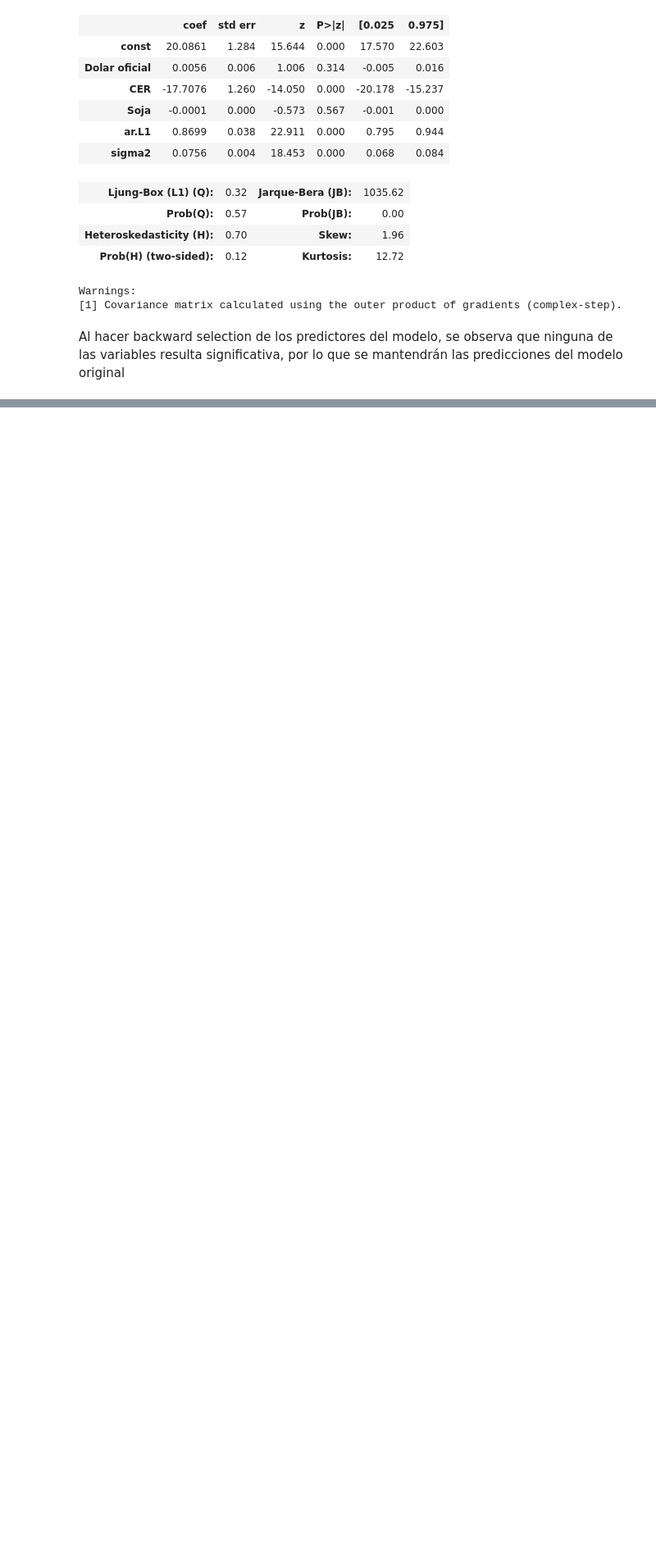
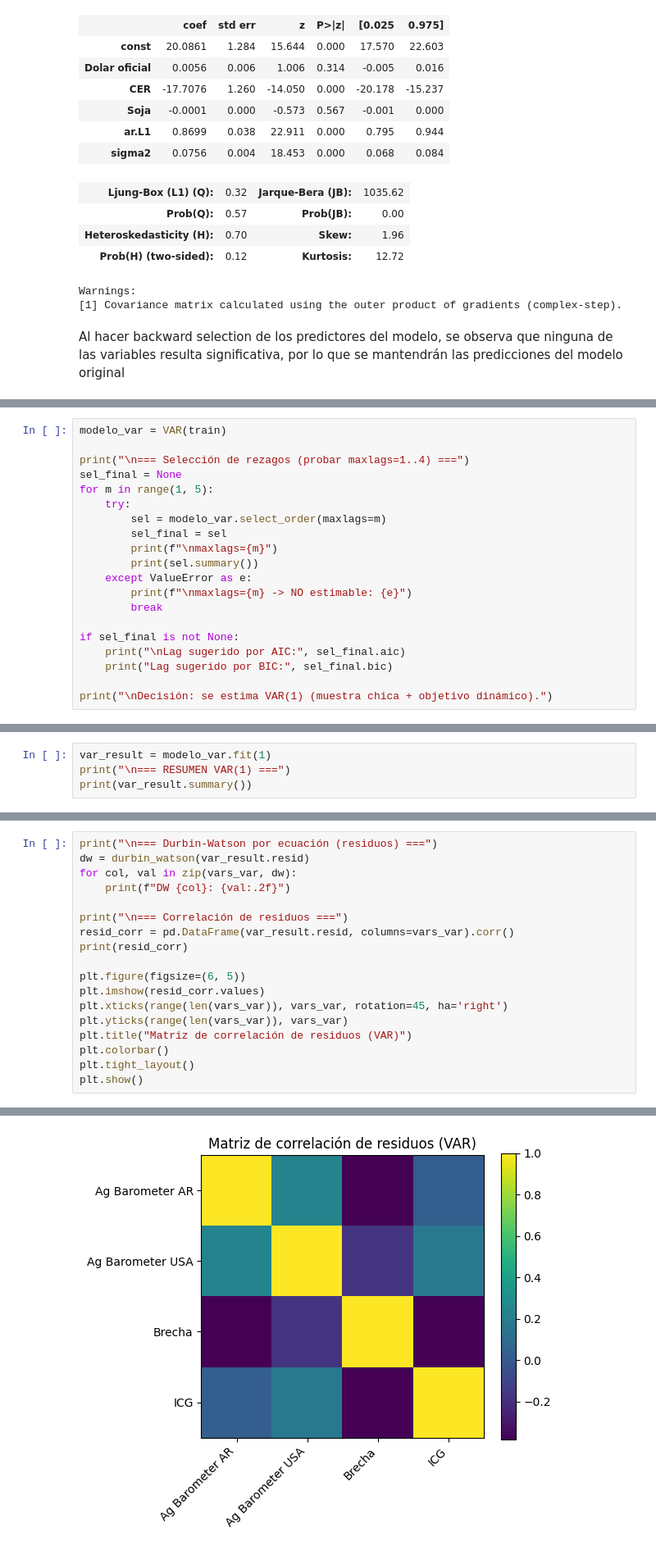
Before and after one commit to josekeh/series_de_tiempo, a Jupyter notebook: src/tp1.ipynb, the cells around one changed output, grey strips where cells are left out. Shown at 82% size. Cells and saved outputs as stored; diff of their text form; blank space fills up the shorter version.

```diff
--- a/src/tp1.ipynb
+++ b/src/tp1.ipynb
@@ -1594,0 +1699,20 @@ Al hacer backward selection de los predictores del modelo, se observa que ningun
+# %%
+modelo_var = VAR(train)
+
+print("\n=== Selección de rezagos (probar maxlags=1..4) ===")
+sel_final = None
+for m in range(1, 5):
+    try:
+        sel = modelo_var.select_order(maxlags=m)
+        sel_final = sel
+        print(f"\nmaxlags={m}")
+        print(sel.summary())
+    except ValueError as e:
+        print(f"\nmaxlags={m} -> NO estimable: {e}")
+        break
+
+if sel_final is not None:
+    print("\nLag sugerido por AIC:", sel_final.aic)
+    print("Lag sugerido por BIC:", sel_final.bic)
+
+print("\nDecisión: se estima VAR(1) (muestra chica + objetivo dinámico).")
@@ -1594,0 +1742,4 @@ Al hacer backward selection de los predictores del modelo, se observa que ningun
+# %%
+var_result = modelo_var.fit(1)
+print("\n=== RESUMEN VAR(1) ===")
+print(var_result.summary())
@@ -1594,0 +1788,19 @@ Al hacer backward selection de los predictores del modelo, se observa que ningun
+# %%
+print("\n=== Durbin-Watson por ecuación (residuos) ===")
+dw = durbin_watson(var_result.resid)
+for col, val in zip(vars_var, dw):
+    print(f"DW {col}: {val:.2f}")
+
+print("\n=== Correlación de residuos ===")
+resid_corr = pd.DataFrame(var_result.resid, columns=vars_var).corr()
+print(resid_corr)
+
+plt.figure(figsize=(6, 5))
+plt.imshow(resid_corr.values)
+plt.xticks(range(len(vars_var)), vars_var, rotation=45, ha='right')
+plt.yticks(range(len(vars_var)), vars_var)
+plt.title("Matriz de correlación de residuos (VAR)")
+plt.colorbar()
+plt.tight_layout()
+plt.show()
+# %% [output]
@@ -1594,0 +1819 @@ Al hacer backward selection de los predictores del modelo, se observa que ningun
+[figure, added]
```
Also changed, not shown: parts of 55 cells of this notebook.
